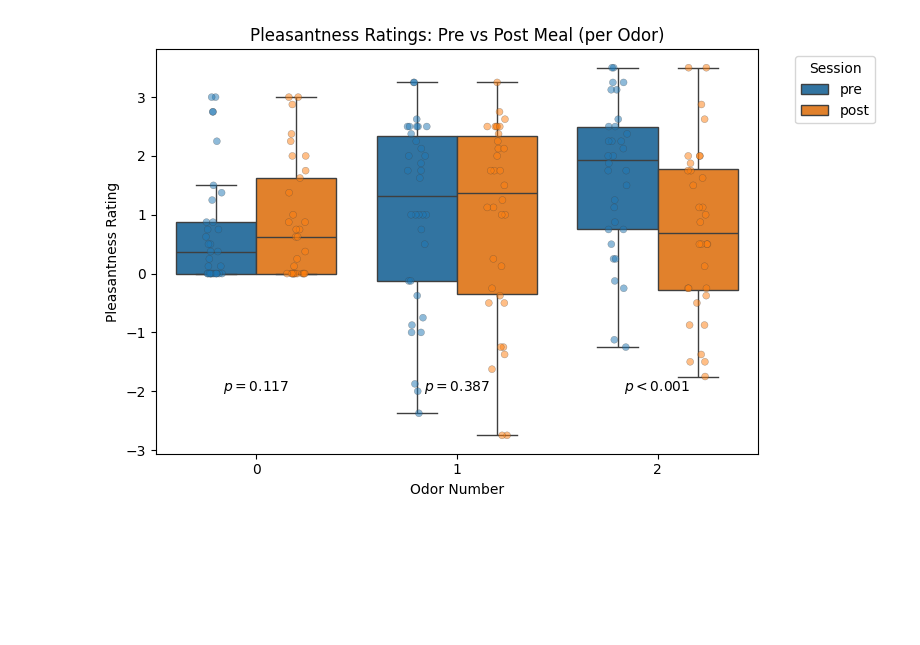
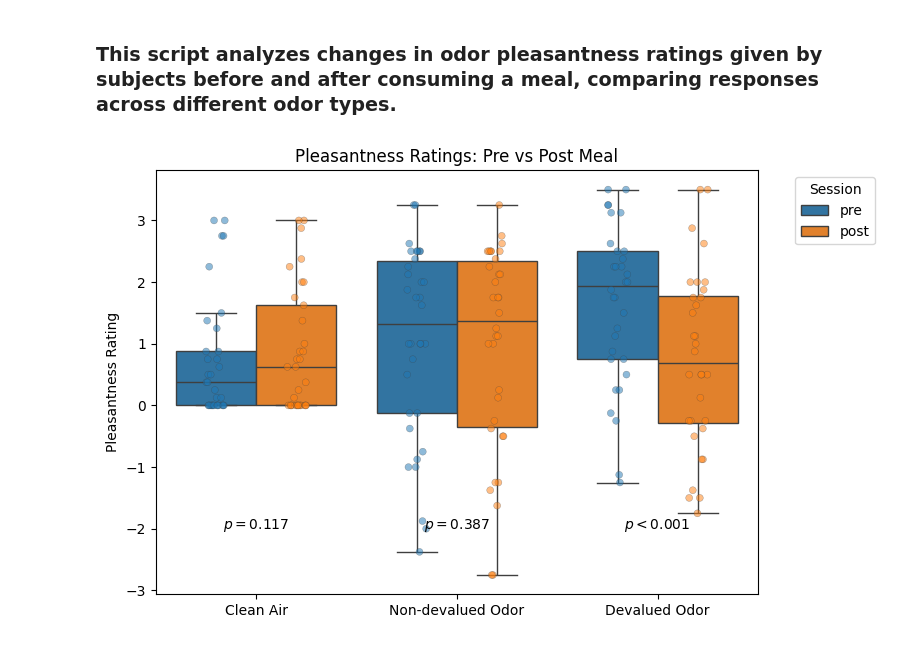
Before and after one commit to QingfangLiu/project-spcd, a Jupyter notebook: behavior/analyze_odor_ratings.ipynb, the cells around one changed output. Drawn from its saved outputs; the diff is of its cells as text; code cells hidden in the pictures; blank space fills up the shorter version.

```diff
--- a/behavior/analyze_odor_ratings.ipynb
+++ b/behavior/analyze_odor_ratings.ipynb
@@ -0,0 +1,2 @@
+# %% [markdown]
+### This script analyzes changes in odor pleasantness ratings given by subjects before and after consuming a meal, comparing responses across different odor types.
@@ -1,66 +43,32 @@
 # %%
-import pandas as pd
-import matplotlib.pyplot as plt
-import seaborn as sns
-from pathlib import Path
-from scipy.stats import ttest_rel
-
-# Load all subject summaries
-processed_dir = Path('/Users/liuq13/SPCD_data/beh_processed')
-all_data = []
-
-for sub_dir in processed_dir.glob('sub-*'):
-    summary_file = sub_dir / 'pleasantness_summary.csv'
-    if summary_file.exists():
-        df = pd.read_csv(summary_file)
-        df['subject'] = sub_dir.name
-        all_data.append(df)
-
-# Combine
-combined_df = pd.concat(all_data, ignore_index=True)
-
-# Melt for plotting
-melted = pd.melt(
-    combined_df,
-    id_vars=['subject', 'odor_num'],
-    value_vars=['pre_mean', 'post_mean'],
-    var_name='session',
-    value_name='pleasantness'
-)
-melted['session'] = melted['session'].str.replace('_mean', '', regex=False)
-
-# === Perform paired t-tests ===
-results = []
-for odor in sorted(combined_df['odor_num'].unique()):
-    df_odor = combined_df[combined_df['odor_num'] == odor]
-    stat, pval = ttest_rel(df_odor['pre_mean'], df_odor['post_mean'])
-    results.append({'odor_num': odor, 'pval': pval})
-
-# Merge into DataFrame
-stat_df = pd.DataFrame(results)
-
 # === Plot ===
 plt.figure(figsize=(8, 5))
 sns.boxplot(data=melted, x='odor_num', y='pleasantness', hue='session', fliersize=0, linewidth=1)
 sns.stripplot(data=melted, x='odor_num', y='pleasantness', hue='session',
               dodge=True, jitter=True, alpha=0.5, linewidth=0.3, edgecolor='gray')
 
 # Clean up legend
 handles, labels = plt.gca().get_legend_handles_labels()
 plt.legend(handles[:2], labels[:2], title='Session', bbox_to_anchor=(1.05, 1), loc='upper left')
 
 # Add p-value annotations
 for i, row in stat_df.iterrows():
     x = i  # odor_num corresponds to x-axis category
     y = -2
     pval = row['pval']
     label = f"$p = {pval:.3f}$" if pval >= 0.001 else "$p < 0.001$"
     plt.text(x, y, label, ha='center', fontsize=10)
 
-plt.title('Pleasantness Ratings: Pre vs Post Meal (per Odor)')
-plt.xlabel('Odor Number')
+plt.title('Pleasantness Ratings: Pre vs Post Meal')
+plt.xlabel('')
 plt.ylabel('Pleasantness Rating')
+odor_labels = {
+    0: 'Clean Air',
+    1: 'Non-devalued Odor',
+    2: 'Devalued Odor'
+}
+plt.xticks(ticks=[0, 1, 2], labels=[odor_labels[i] for i in [0, 1, 2]])
 plt.tight_layout()
 plt.show()
 # %% [output]
-[figure, old version]
+[figure, new version]
```
Also changed, not shown: parts of 4 cells of this notebook, 3 other files.
